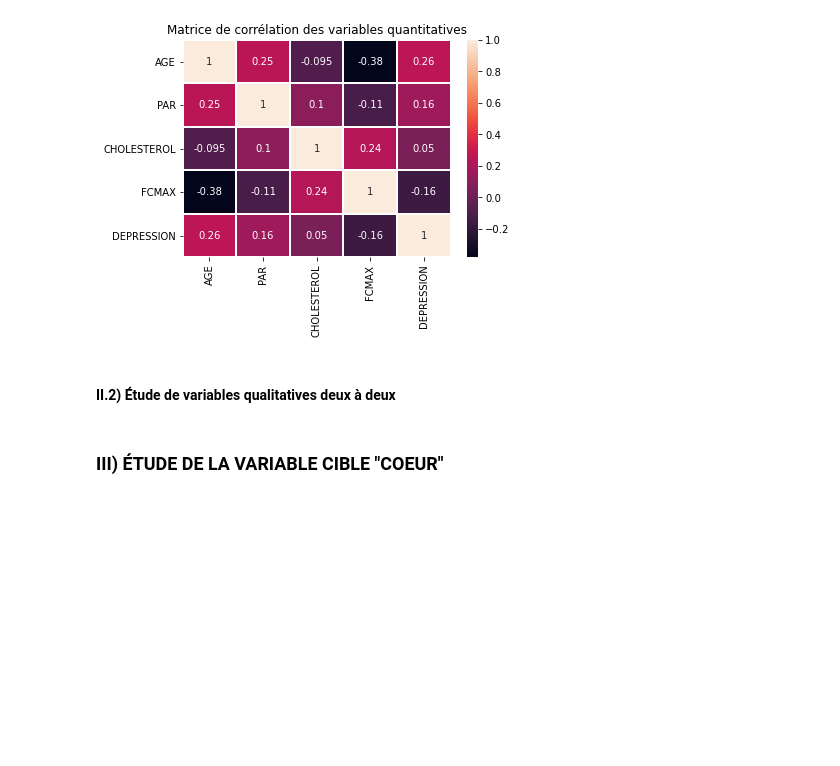
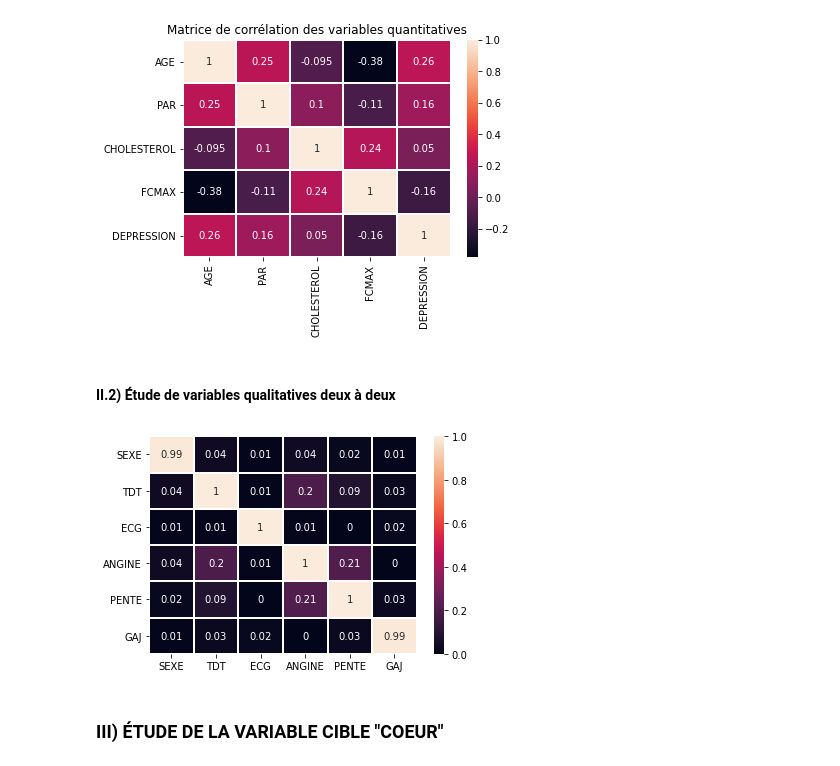
Before and after one commit to Donald1507/heartdiseaseprediction, a Jupyter notebook: Heart disease prediction.ipynb, the cells around one changed output. Cells and saved outputs as stored; diff of their text form; code cells hidden in the pictures; blank space fills up the shorter version.

```diff
--- a/Heart disease prediction.ipynb
+++ b/Heart disease prediction.ipynb
@@ -184,6 +187,36 @@ plt.show()
 [figure]
 # %% [markdown]
 #### II.2) Étude de variables qualitatives deux à deux
+# %%
+def cramers_V(var1,var2):
+
+    #Création de la table de contingence
+    crosstab =np.array(pd.crosstab(var1,var2, rownames=None, colnames=None))
+    #Récupération de la statistique de Chi-deux
+    stat = chi2_contingency(crosstab)[0]
+    #Nombre des observations
+    obs = np.sum(crosstab)
+    #Récupération de la valeur minimale de la taille de la table de contingence
+    mini = min(crosstab.shape)-1
+    return (stat/(obs*mini))
+# %%
+rows= []
+
+for var1 in df[quali_columns]:
+    col = []
+    for var2 in df[quali_columns] :
+        #Test V de Cramer
+        cramers =cramers_V(df[quali_columns][var1], df[quali_columns][var2])
+        #Récupération de l'arrondi de la valeur du test V de Cramer
+        col.append(round(cramers,2))
+    rows.append(col)
+
+cramers_results = np.array(rows)
+cramer_table = pd.DataFrame(cramers_results, columns = df[quali_columns].columns, index =df[quali_columns].columns)
+
+cramer_table = sns.heatmap(cramer_table,linewidth = 1 , annot = True)
+# %% [output]
+[figure, added]
 # %% [markdown]
 ### III) ÉTUDE DE LA VARIABLE CIBLE "COEUR"
 # %% [markdown]
```
Also changed, not shown: parts of 2 cells of this notebook.
